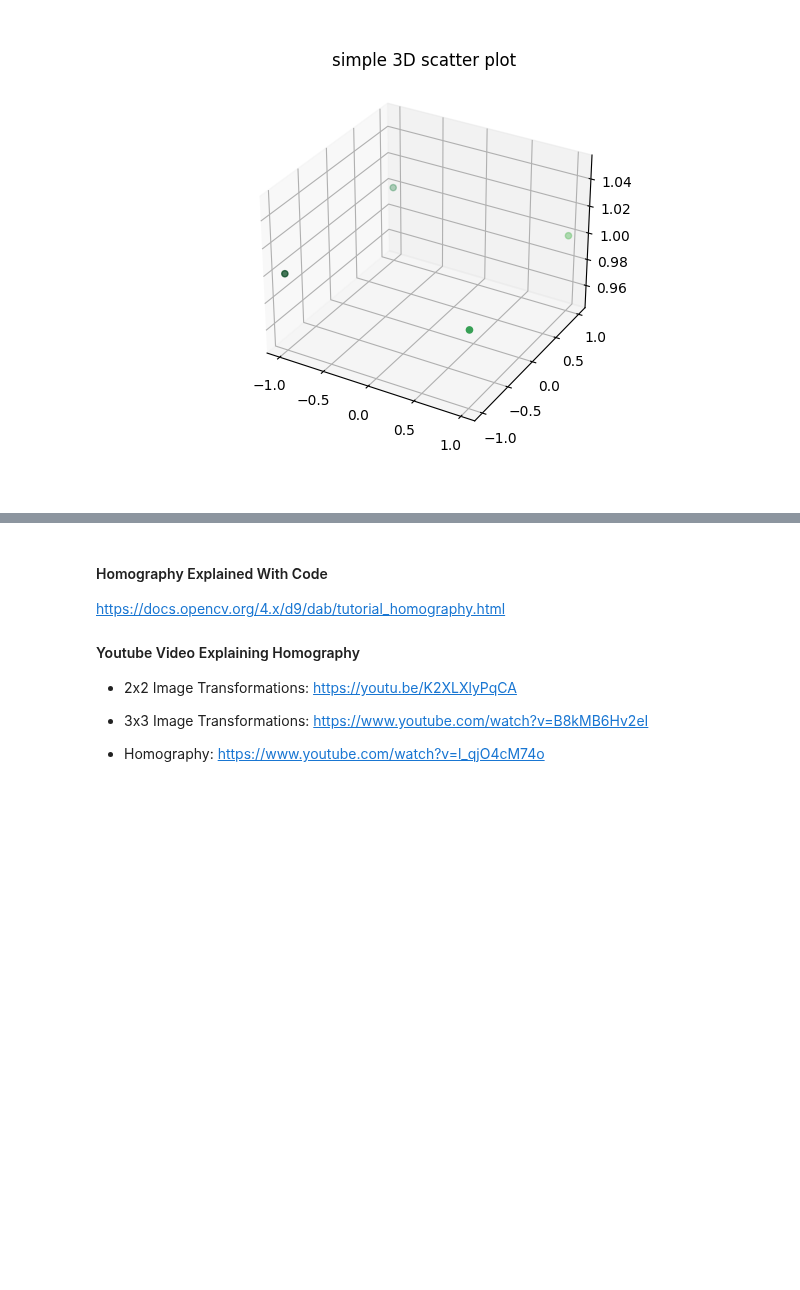
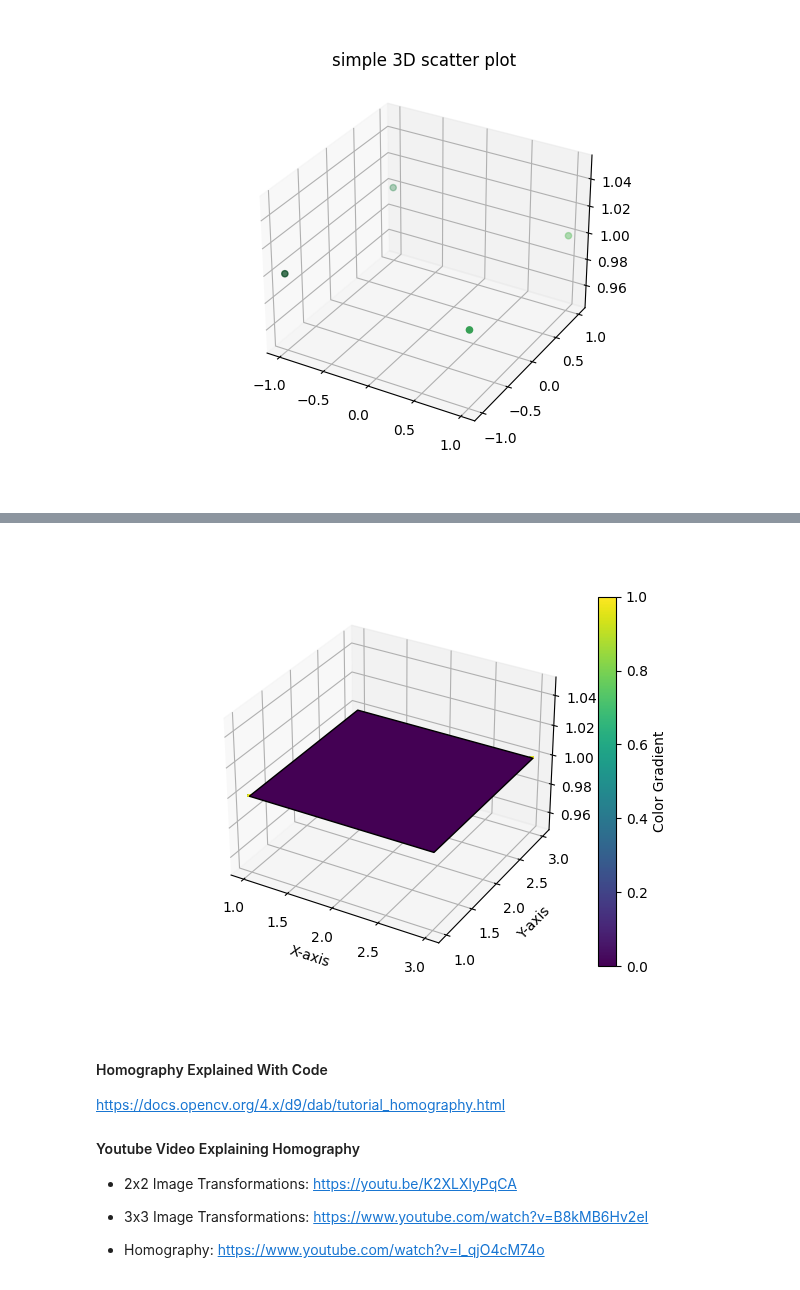
Before and after one commit to JoshuaG-K/transformation-visualization-tool, a Jupyter notebook: transformations.ipynb, the cells around one changed output, grey strips where cells are left out. Drawn from its saved outputs; the diff is of its cells as text; code cells hidden in the pictures; blank space fills up the shorter version.

Commit message:
Added plane, but I don't know how it works yet

```diff
--- a/transformations.ipynb
+++ b/transformations.ipynb
@@ -87,3 +88,50 @@ plt.show()
+# %%
+import numpy as np
+import matplotlib.pyplot as plt
+from mpl_toolkits.mplot3d.art3d import Poly3DCollection
+
+# Define the coplanar points
+points = np.array([[1, 1, 1], [1, 3, 1], [3, 3, 1], [3, 1, 1]])
+
+# Create a grid of points within the plane
+x = np.linspace(1, 3, 100)
+y = np.linspace(1, 3, 100)
+X, Y = np.meshgrid(x, y)
+Z = np.ones_like(X)  # All points have the same z-coordinate
+
+# Create a color gradient for the plane
+colors = np.linspace(0, 1, 100)
+
+# Create a figure and 3D axes
+fig = plt.figure()
+ax = fig.add_subplot(111, projection='3d')
+
+# Plot the grid points with the color gradient
+for i in range(100):
+    ax.plot(x, y, Z[i], color=plt.cm.viridis(colors[i]))
+
+# Define the vertices of the plane polygon
+vertices = [list(points[0]), list(points[1]), list(points[2]), list(points[3])]
+
+# Create the Poly3DCollection
+plane = Poly3DCollection([vertices], cmap='viridis', edgecolor='k')
+plane.set_array(colors)
+
+# Add the plane to the plot
+ax.add_collection3d(plane)
+
+# Set labels for the axes
+ax.set_xlabel('X-axis')
+ax.set_ylabel('Y-axis')
+ax.set_zlabel('Z-axis')
+
+# Add a colorbar
+cbar = fig.colorbar(plane, ax=ax)
+cbar.set_label('Color Gradient')
+
+plt.show()
+# %% [output]
+[figure, added]
 # %% [markdown]
 #### Homography Explained With Code ####
 https://docs.opencv.org/4.x/d9/dab/tutorial_homography.html
```
Also changed, not shown: parts of 2 cells of this notebook.
